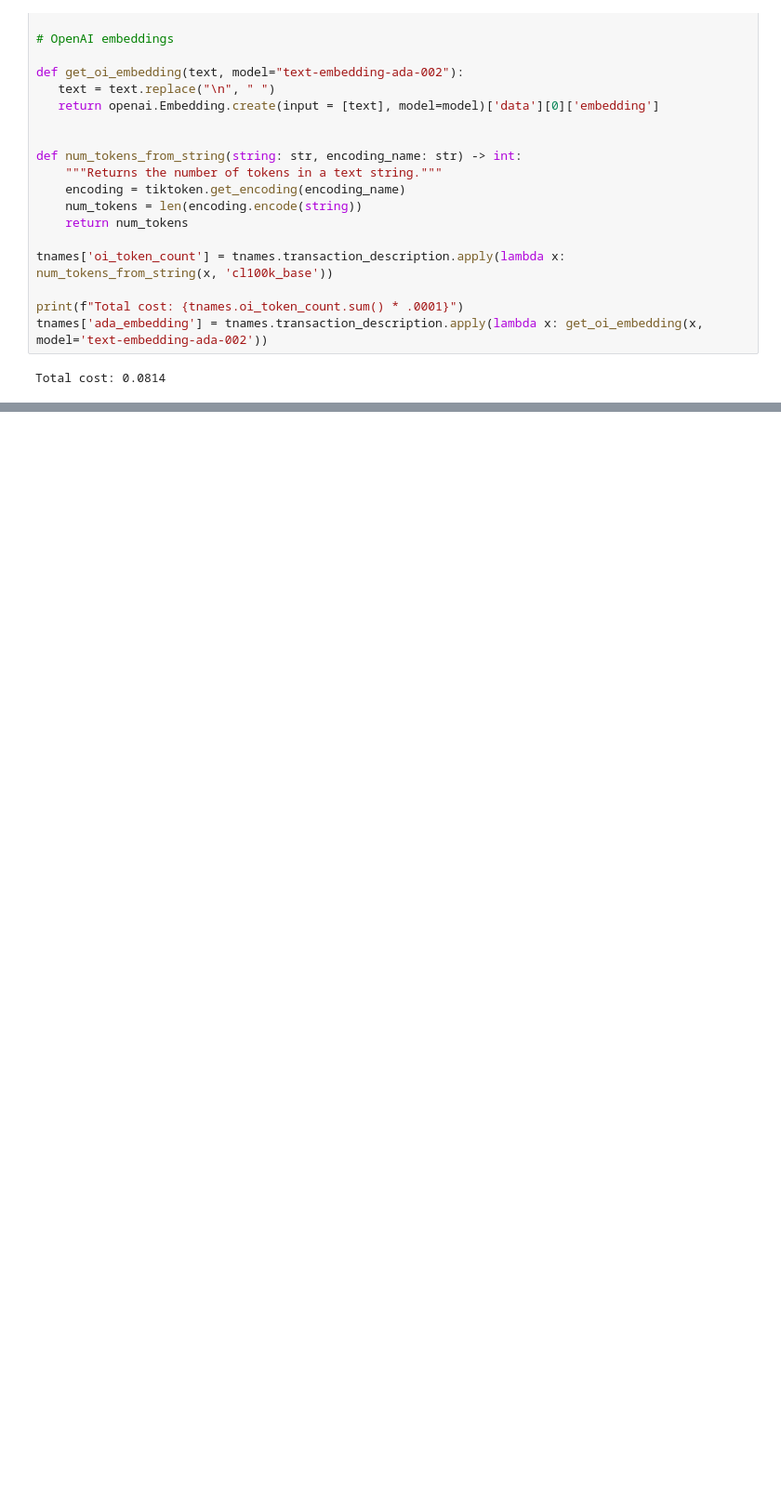
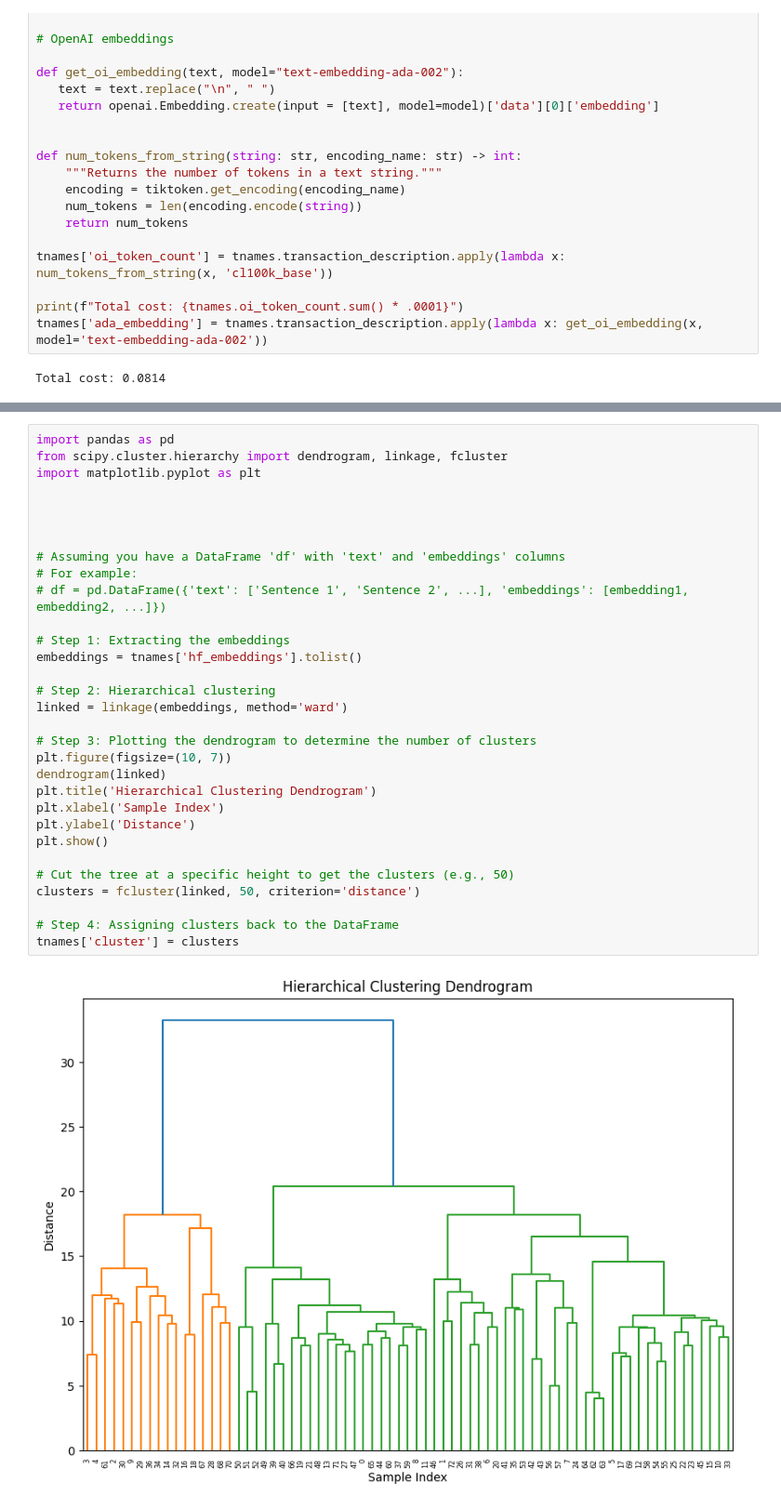
Before and after one commit to fmeiraf/LLM-budget-assistant, a Jupyter notebook: app/notebooks/transaction_parsing_tests.ipynb, the cells around one changed output, grey strips where cells are left out. Shown: that part at 93% size. Saved outputs shown, nothing was run; the diff lists cells and outputs as text; blank space fills up the shorter version.

Commit message:
added tests for tlidf vectorization and hierachical clustering

```diff
--- a/app/notebooks/transaction_parsing_tests.ipynb
+++ b/app/notebooks/transaction_parsing_tests.ipynb
@@ -189,0 +333,33 @@ tnames.loc[:, ['transaction_description', 'similar_hf', 'similar_ada']].iloc[0:4
+# %%
+import pandas as pd
+from scipy.cluster.hierarchy import dendrogram, linkage, fcluster
+import matplotlib.pyplot as plt
+
+
+
+
+# Assuming you have a DataFrame 'df' with 'text' and 'embeddings' columns
+# For example:
+# df = pd.DataFrame({'text': ['Sentence 1', 'Sentence 2', ...], 'embeddings': [embedding1, embedding2, ...]})
+
+# Step 1: Extracting the embeddings
+embeddings = tnames['hf_embeddings'].tolist()
+
+# Step 2: Hierarchical clustering
+linked = linkage(embeddings, method='ward')
+
+# Step 3: Plotting the dendrogram to determine the number of clusters
+plt.figure(figsize=(10, 7))
+dendrogram(linked)
+plt.title('Hierarchical Clustering Dendrogram')
+plt.xlabel('Sample Index')
+plt.ylabel('Distance')
+plt.show()
+
+# Cut the tree at a specific height to get the clusters (e.g., 50)
+clusters = fcluster(linked, 50, criterion='distance')
+
+# Step 4: Assigning clusters back to the DataFrame
+tnames['cluster'] = clusters
+# %% [output]
+[figure, added]
```
Also changed, not shown: parts of 11 cells of this notebook.
